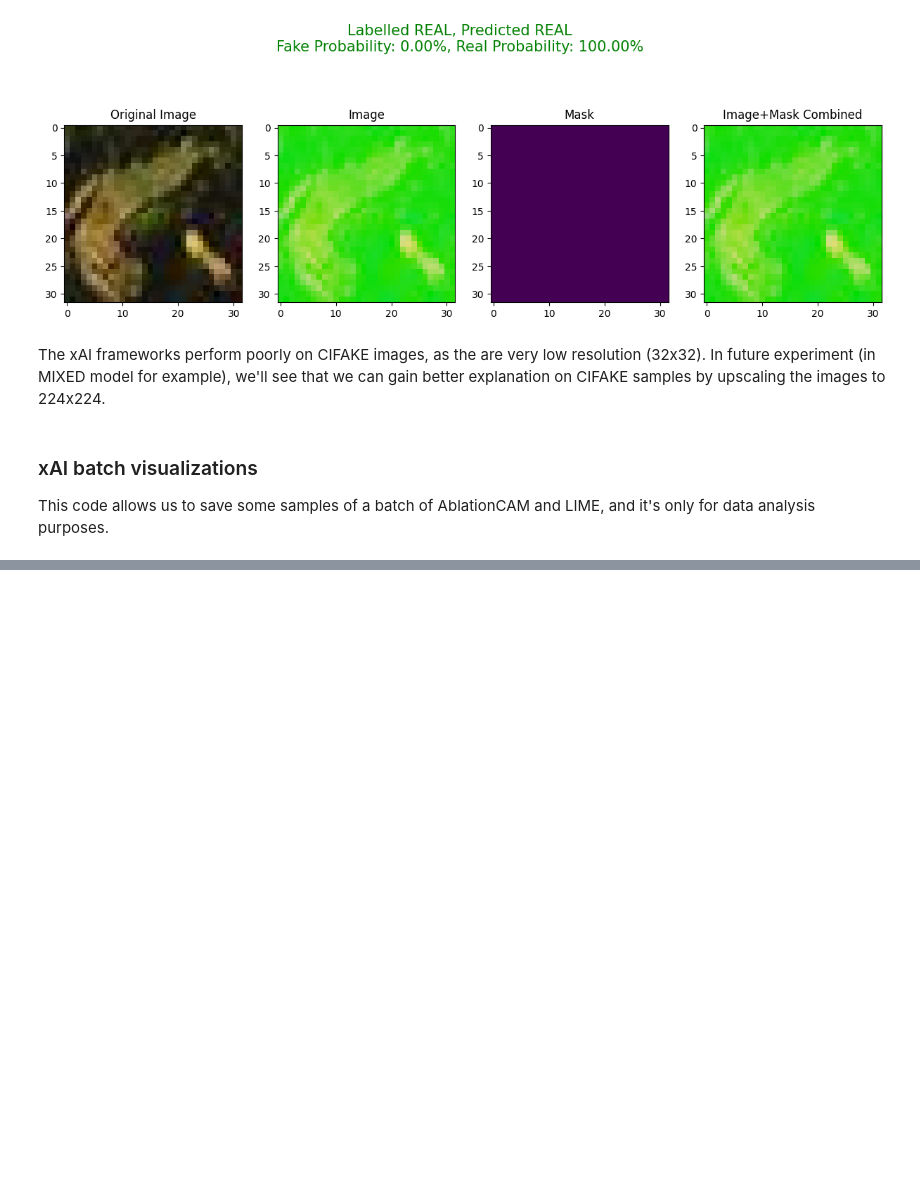
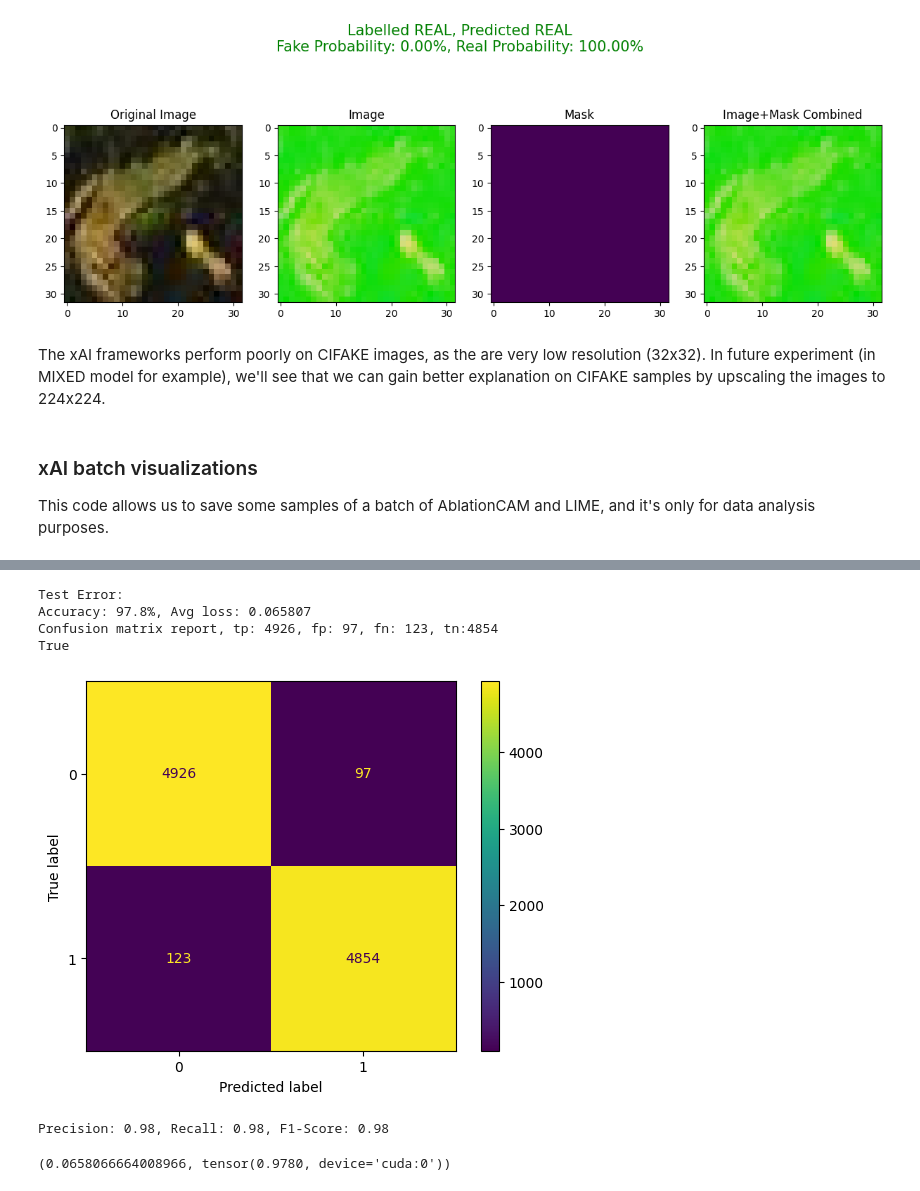
Before and after one commit to AngeloGalav/gauntlet, a Jupyter notebook: CIFAKE.ipynb, the cells around one changed output, grey strips where cells are left out. Drawn from its saved outputs; the diff is of its cells as text; code cells hidden in the pictures; blank space fills up the shorter version.

```diff
--- a/CIFAKE.ipynb
+++ b/CIFAKE.ipynb
@@ -422,0 +461,12 @@ xai.explain_lime_batch(test_dataloader, test_dataloader.batch_size, ft_resnet50,
+# %%
+rvaa_dataset = data_utils.RVAADataset(root_dir="data/RealVsAiArt", transform=transform_rvaa)
+rvaa_dataloader = DataLoader(rvaa_dataset, batch_size=BATCH_SIZE, pin_memory=True, shuffle=True)
+
+train_data = data_utils.CIFAKEDataset(root_dir="data/CIFAKE", split="train", transform=transform_cifake)
+test_data = data_utils.CIFAKEDataset(root_dir="data/CIFAKE", split="test", transform=transform_cifake)
+
+val_data, test_data = data_utils.train_test_split(0.5, dataset=test_data, isRandom=True)
+
+train_dataloader = DataLoader(train_data, batch_size=BATCH_SIZE, pin_memory=True, shuffle=True)
+test_dataloader = DataLoader(test_data, batch_size=BATCH_SIZE, pin_memory=True)
+dataloaders = (train_dataloader, test_dataloader)
@@ -422,0 +475,6 @@ xai.explain_lime_batch(test_dataloader, test_dataloader.batch_size, ft_resnet50,
+# %%
+model_name = "CIFAKE_FTResNet50_UPSCALED"
+
+artifacts = model_utils.train(dataloaders, loss_fn, optimizer,
+                              ft_resnet50, model_name, BATCH_SIZE,
+                              EPOCHS, loss_thresh=2.5, force_train=TRAINING_MODE)
@@ -422,0 +499,9 @@ xai.explain_lime_batch(test_dataloader, test_dataloader.batch_size, ft_resnet50,
+# %%
+for param in ft_resnet50.parameters():
+    param.requires_grad = True
+
+
+optimizer = torch.optim.AdamW(ft_resnet50.parameters(), lr=LEARNING_RATE)
+model_name = "CIFAKE_FTResNet50_UPSCALED_beefy"
+# %%
+artifacts = model_utils.train(dataloaders, loss_fn, optimizer, ft_resnet50, model_name, BATCH_SIZE, EPOCHS, loss_thresh=2.5, force_train=TRAINING_MODE)
@@ -422,0 +526,11 @@ xai.explain_lime_batch(test_dataloader, test_dataloader.batch_size, ft_resnet50,
+# %%
+model_utils.test(test_dataloader, ft_resnet50, loss_fn, device,
+                 model_name=model_name)
+# %% [output]
+Test Error:
+Accuracy: 97.8%, Avg loss: 0.065807
+Confusion matrix report, tp: 4926, fp: 97, fn: 123, tn:4854
+True
+[figure, added]
+Precision: 0.98, Recall: 0.98, F1-Score: 0.98
+(0.0658066664008966, tensor(0.9780, device='cuda:0'))
```
Also changed, not shown: parts of 9 cells of this notebook, 1 other file.
